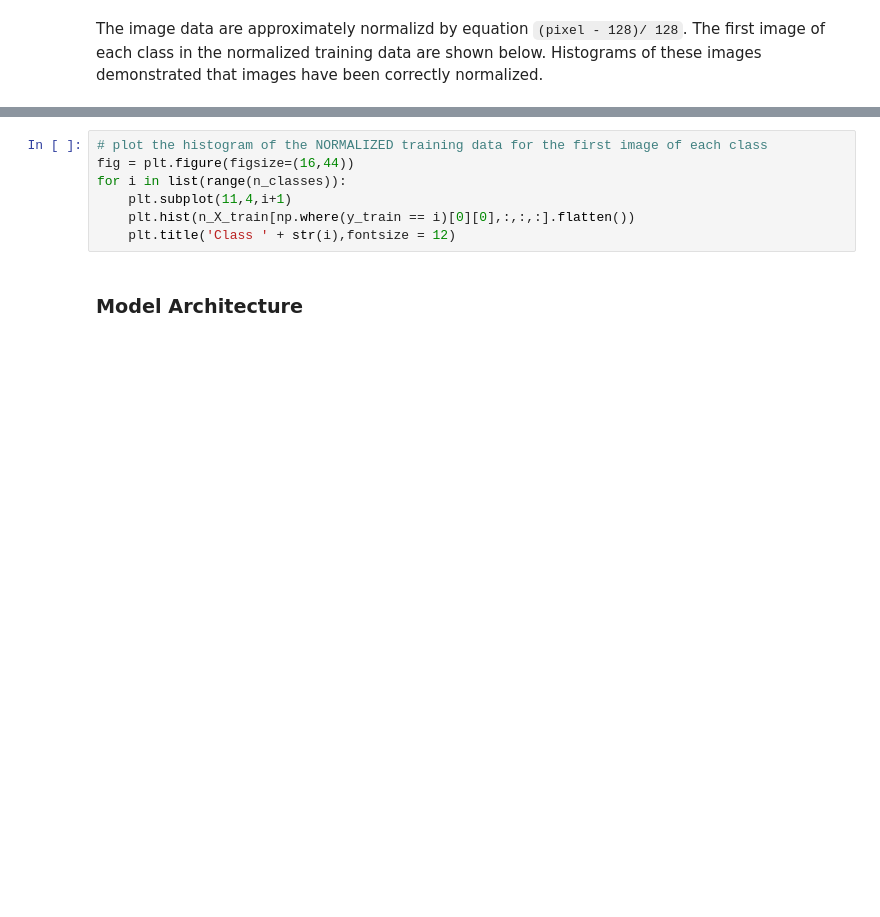
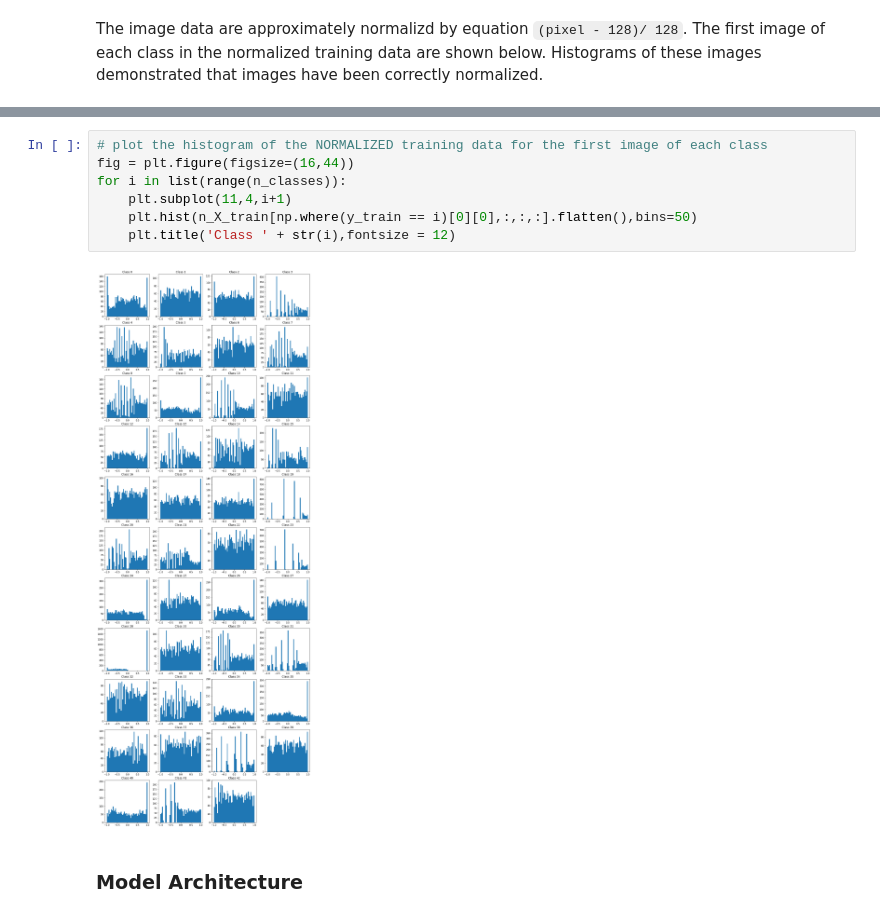
Before and after one commit to siyaoxu/Self-Driving-Cars, a Jupyter notebook: CarND-Traffic-Sign-Classifier-Project/Traffic_Sign_Classifier.ipynb, the cells around one changed output, grey strips where cells are left out. Drawn from its saved outputs; the diff is of its cells as text; blank space fills up the shorter version.

```diff
--- a/CarND-Traffic-Sign-Classifier-Project/Traffic_Sign_Classifier.ipynb
+++ b/CarND-Traffic-Sign-Classifier-Project/Traffic_Sign_Classifier.ipynb
@@ -168,10 +222,12 @@ for i in list(range(n_classes)):
 # %%
 # plot the histogram of the NORMALIZED training data for the first image of each class
 fig = plt.figure(figsize=(16,44))
 for i in list(range(n_classes)):
     plt.subplot(11,4,i+1)
-    plt.hist(n_X_train[np.where(y_train == i)[0][0],:,:,:].flatten())
+    plt.hist(n_X_train[np.where(y_train == i)[0][0],:,:,:].flatten(),bins=50)
     plt.title('Class ' + str(i),fontsize = 12)
+# %% [output]
+[figure, added]
 # %% [markdown]
 ### Model Architecture
 # %% [markdown]
```
Also changed, not shown: parts of 11 cells of this notebook.
